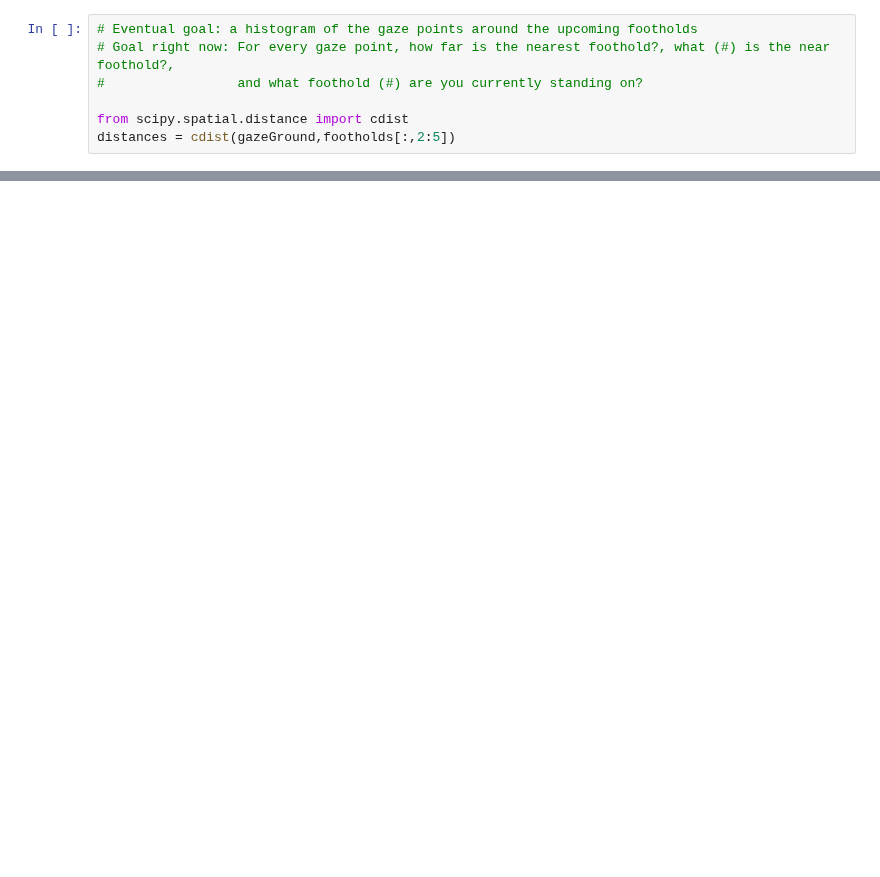
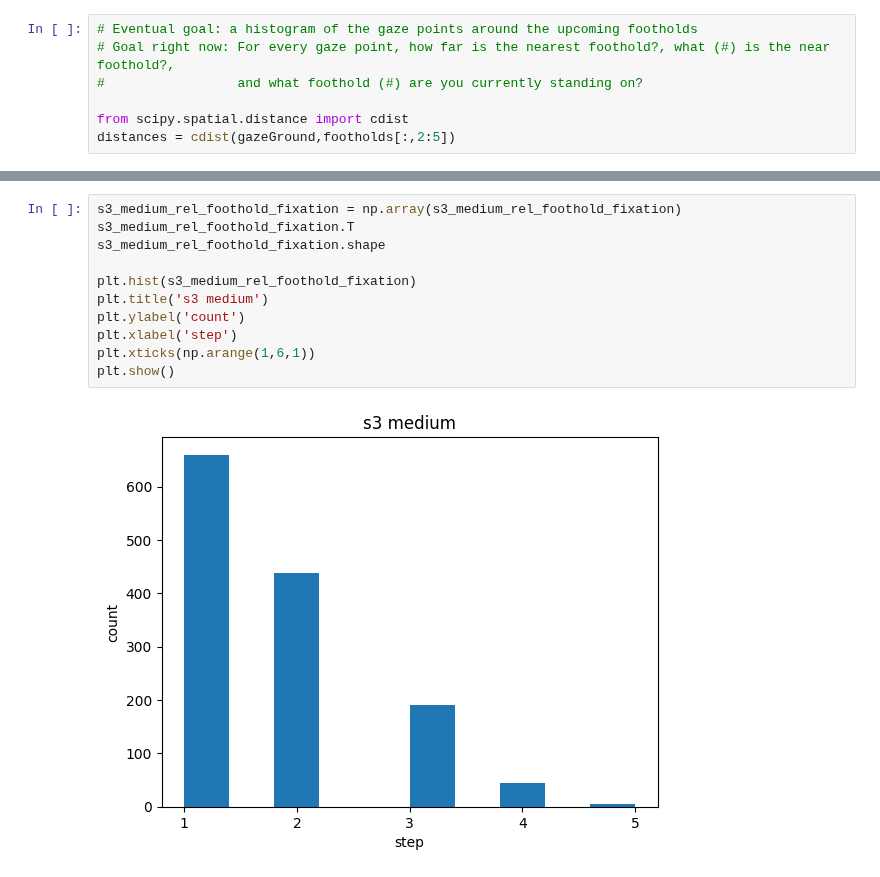
Before and after one commit to BonnenLab/visualize-skelly-laser-environment, a Jupyter notebook: getting-started.ipynb, the cells around one changed output, grey strips where cells are left out. Drawn from its saved outputs; the diff is of its cells as text; blank space fills up the shorter version.

```diff
--- a/getting-started.ipynb
+++ b/getting-started.ipynb
@@ -139,0 +352,13 @@ array([ 17.,  35.,  51.,  67.,  85., 101., 118., 133., 148., 164., 179.,
+# %%
+s3_medium_rel_foothold_fixation = np.array(s3_medium_rel_foothold_fixation)
+s3_medium_rel_foothold_fixation.T
+s3_medium_rel_foothold_fixation.shape
+
+plt.hist(s3_medium_rel_foothold_fixation)
+plt.title('s3 medium')
+plt.ylabel('count')
+plt.xlabel('step')
+plt.xticks(np.arange(1,6,1))
+plt.show()
+# %% [output]
+[figure, added]
```
Also changed, not shown: parts of 29 cells of this notebook.
